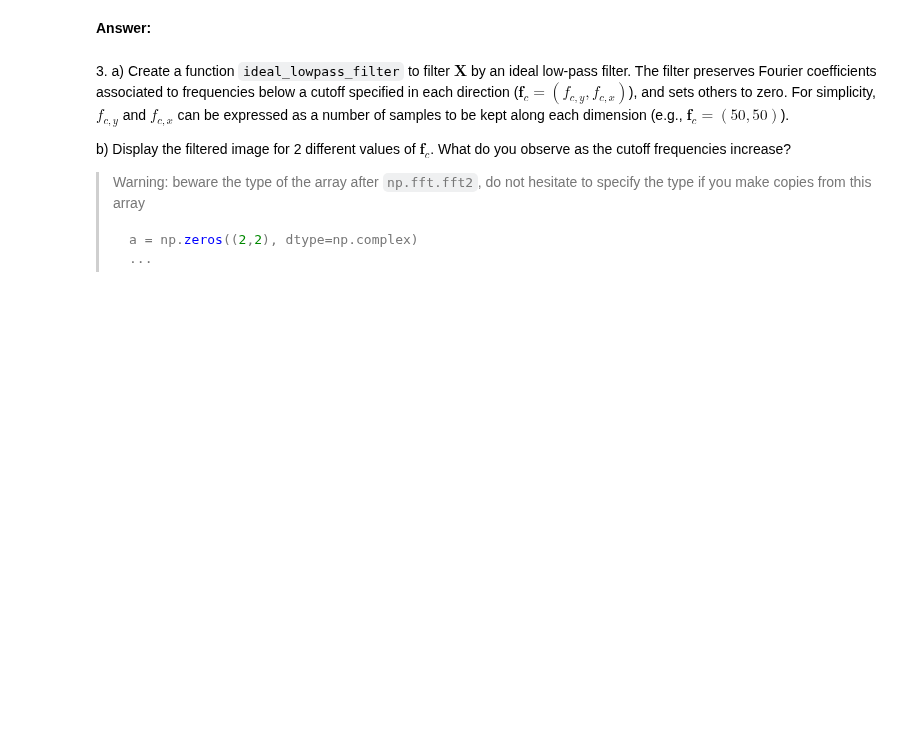
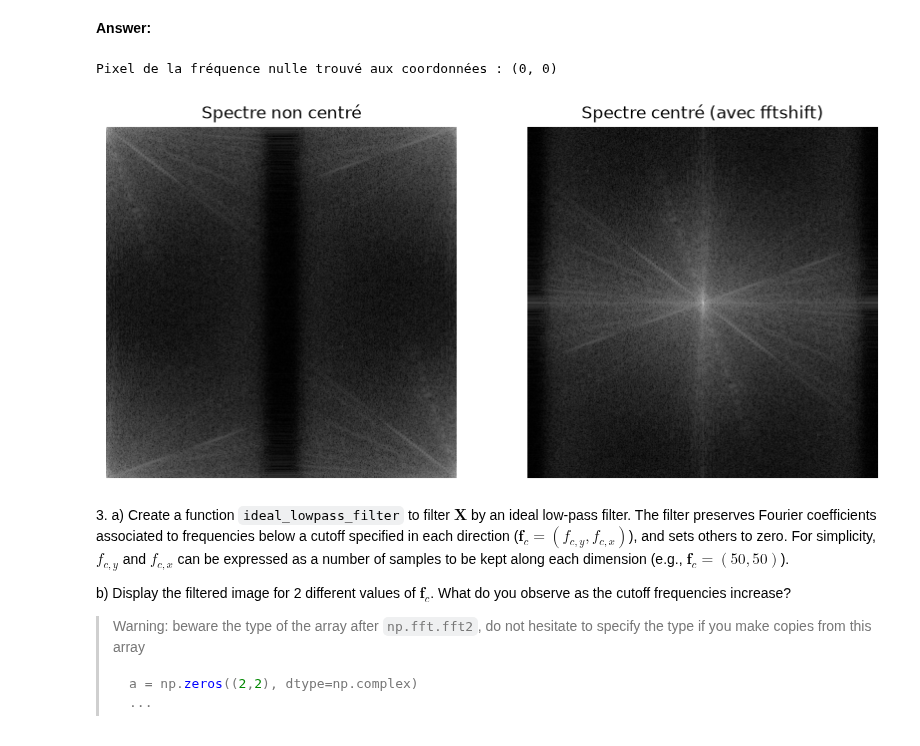
Before and after one commit to valentin-sgl/python_sdia, a Jupyter notebook: Labs/Lab3/lab3.ipynb, the cells around one changed output. Drawn from its saved outputs; the diff is of its cells as text; code cells hidden in the pictures; blank space fills up the shorter version.

```diff
--- a/Labs/Lab3/lab3.ipynb
+++ b/Labs/Lab3/lab3.ipynb
@@ -330,3 +421,47 @@ b) Take a look at the documentation of `np.fft.fftshift`. Use it to ensure that
+# %%
+# On calcule le spectre de l'image X
+F_X = np.fft.fft2(X)
+
+Spectrum_X = np.abs(F_X)**2
+Spectrum_X_log = np.log(1+Spectrum_X) #on ajoute 1 pour éviter le cas limite log(0)
+
+# On calcule le spectre de l'image X décalée afin d'avoir la fréquence nulle centrée
+F_X_centre = np.fft.fftshift(F_X)
+Spectrum_X_centre_log = np.log(1+np.abs(F_X_centre)**2)
+
+
+# On recherche le premier pixel dont la fréquence est nulle dans le spectre de X.
+frequence_nulle = np.max(Spectrum_X)
+M1, N1 = Spectrum_X.shape
+
+i = 0
+trouve = False
+while i < M1 and not trouve:
+    j = 0
+    while j < N1 and not trouve:
+        if Spectrum_X[i, j] == frequence_nulle:
+            position_frequence_nulle = (i, j)
+            trouve = True
+        j += 1
+    i += 1
+
+print(f"Pixel de la fréquence nulle trouvé aux coordonnées : {position_frequence_nulle}")
+
+plt.figure(figsize=(10, 5))
+
+plt.subplot(1, 2, 1)
+plt.imshow(Spectrum_X_log, cmap='gray')
+plt.title("Spectre non centré")
+plt.axis('off')
+
+plt.subplot(1, 2, 2)
+plt.imshow(Spectrum_X_centre_log, cmap='gray')
+plt.title("Spectre centré (avec fftshift)")
+plt.axis('off')
+plt.show()
+# %% [output]
+Pixel de la fréquence nulle trouvé aux coordonnées : (0, 0)
+[figure, added]
 # %% [markdown]
 3\.
     a) Create a function `ideal_lowpass_filter` to filter $\mathbf{X}$ by an ideal low-pass filter. The filter preserves Fourier coefficients associated to frequencies below a cutoff specified in each direction ($\mathbf{f}_c = (f_{c,y}, f_{c,x})$), and sets others to zero. For simplicity, $f_{c,y}$ and $f_{c,x}$ can be expressed as a number of samples to be kept along each dimension (e.g., $\mathbf{f}_c = (50,50)$).
```
Also changed, not shown: parts of 13 cells of this notebook, 1 other file.
